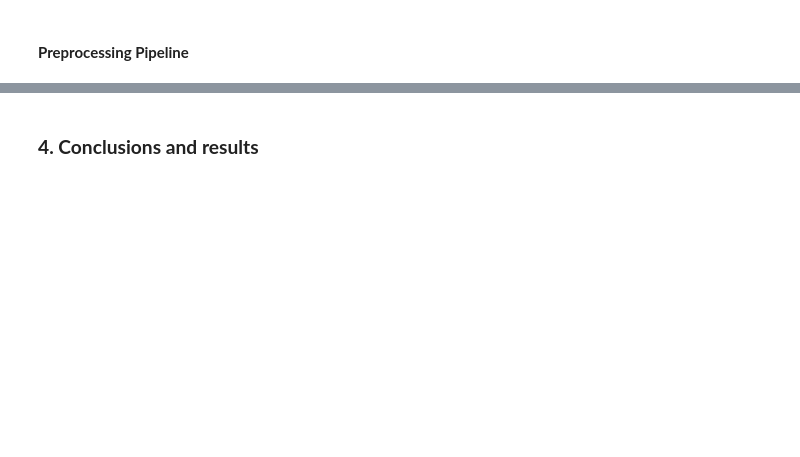
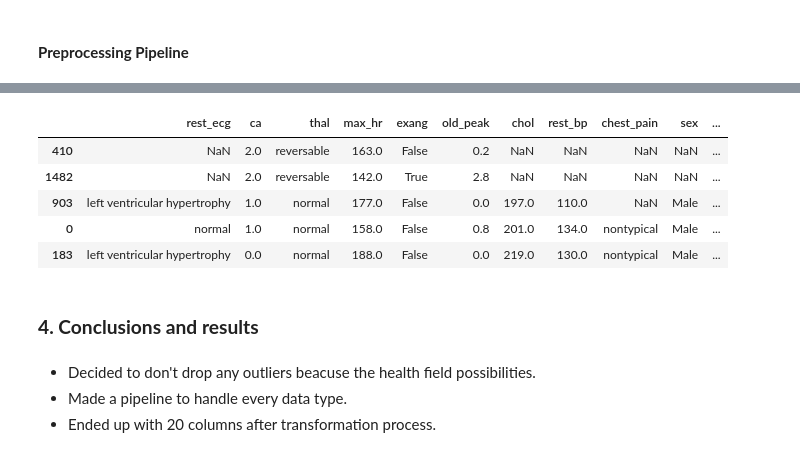
Before and after one commit to simon2326/Heart-disease, a Jupyter notebook: FeatureEngineering.ipynb, the cells around one changed output, grey strips where cells are left out. Saved outputs shown, nothing was run; the diff lists cells and outputs as text; code cells hidden in the pictures; blank space fills up the shorter version.

```diff
--- a/FeatureEngineering.ipynb
+++ b/FeatureEngineering.ipynb
@@ -74,2 +268,10 @@ memory usage: 422.0 KB
 # %% [markdown]
 #### **Train/Test split**
+# %%
+X_features = hd_df.drop("disease", axis="columns")
+Y_target = hd_df["disease"]
+
+# 80% train, 20% test
+x_train, x_test, y_train, y_test = train_test_split(
+    X_features, Y_target, test_size=0.2, stratify=Y_target
+)
@@ -78,2 +341,15 @@ memory usage: 422.0 KB
+# %%
+x_train.head()
+# %% [output]
+|  | rest_ecg | ca | thal | max_hr | exang | old_peak | chol | rest_bp | chest_pain | sex | ... |
+| 410 | NaN | 2.0 | reversable | 163.0 | False | 0.2 | NaN | NaN | NaN | NaN | ... |
+| 1482 | NaN | 2.0 | reversable | 142.0 | True | 2.8 | NaN | NaN | NaN | NaN | ... |
+| 903 | left ventricular hypertrophy | 1.0 | normal | 177.0 | False | 0.0 | 197.0 | 110.0 | NaN | Male | ... |
+| 0 | normal | 1.0 | normal | 158.0 | False | 0.8 | 201.0 | 134.0 | nontypical | Male | ... |
+| 183 | left ventricular hypertrophy | 0.0 | normal | 188.0 | False | 0.0 | 219.0 | 130.0 | nontypical | Male | ... |
 # %% [markdown]
 ### **4. Conclusions and results**
+# %% [markdown]
+- Decided to don't drop any outliers beacuse the health field possibilities.
+- Made a pipeline to handle every data type.
+- Ended up with 20 columns after transformation process.
```
Also changed, not shown: parts of 26 cells of this notebook, 2 other files.
